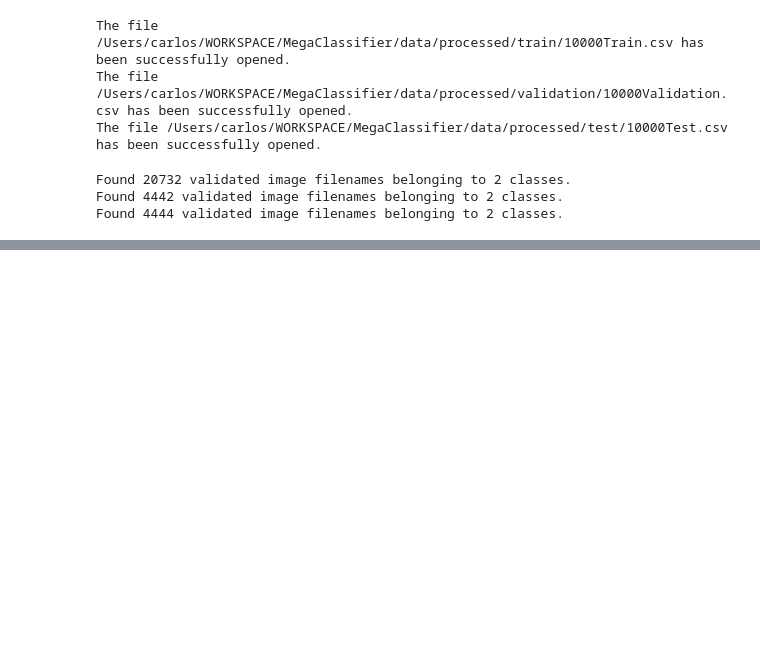
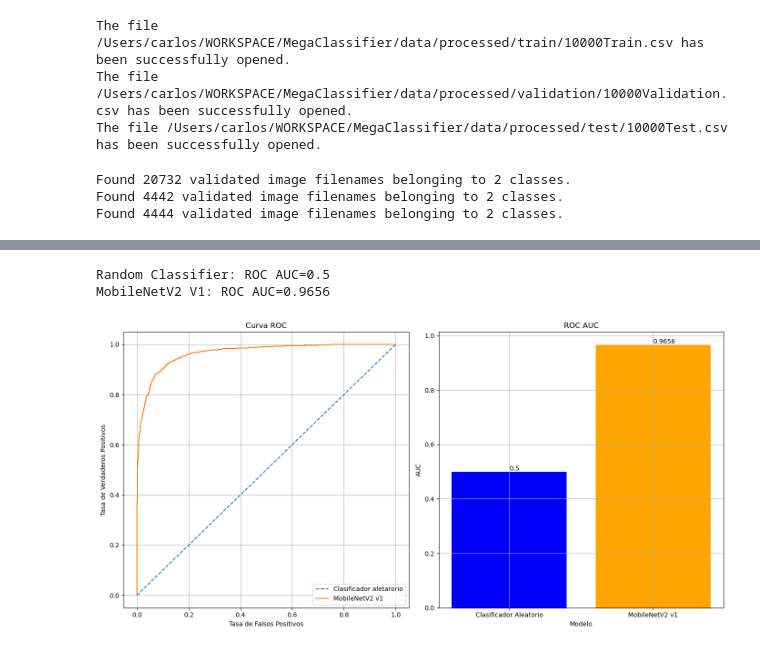
Before and after one commit to byLiTTo/MegaClassifier, a Jupyter notebook: 05_a_Original_MobileNetV2_V1.ipynb, the cells around one changed output, grey strips where cells are left out. Drawn from its saved outputs; the diff is of its cells as text; code cells hidden in the pictures; blank space fills up the shorter version.

```diff
--- a/05_a_Original_MobileNetV2_V1.ipynb
+++ b/05_a_Original_MobileNetV2_V1.ipynb
@@ -223,9 +272,6 @@ plot_training_history(history)
 # %%
 from tensorflow.keras.models import load_model
 
-# Cargar el mejor modelo guardado durante el entrenamiento
-best_model = load_model('./models/CNNs/original_MobileNetV2_V1.h5')
-
-# Evaluar o usar el mejor modelo
-best_model.evaluate(test_generator)
+mobilenetv2_v1 = load_model("./models/CNNs/original_MobileNetV2_V1.h5")
+evaluate = mobilenetv2_v1.evaluate(test_generator)
 # %% [output]
@@ -234,0 +280,68 @@ best_model.evaluate(test_generator)
+# %%
+test_labels = test_generator.classes
+
+predict = mobilenetv2_v1.predict(test_generator)
+predict_flatten = predict.flatten()
+# %%
+import numpy as np
+from matplotlib import pyplot as plt
+from sklearn.metrics import roc_auc_score, roc_curve
+
+# Generar predicciones aleatorias
+random_flatten = np.zeros_like(test_labels)
+
+# Calcular el AUC
+random_auc = roc_auc_score(test_labels, random_flatten)
+mobilenetv2_auc = roc_auc_score(test_labels, predict_flatten)
+
+print("Random Classifier: ROC AUC=%.1f" % (random_auc))
+print("MobileNetV2 V1: ROC AUC=%.4f" % (mobilenetv2_auc))
+
+# Calcular la curva ROC
+random_false_positive_rate, random_true_positive_rate, _ = roc_curve(
+    test_labels, random_flatten
+)
+mobilenetv2_false_positive_rate, mobilenetv2_true_positive_rate, _ = roc_curve(
+    test_labels, predict_flatten
+)
+
+fig, (ax1, ax2) = plt.subplots(1, 2, figsize=(14, 7))
+
+# Plot ROC curve
+ax1.plot(
+    random_false_positive_rate,
+    random_true_positive_rate,
+    linestyle="--",
+    label="Clasificador aletarorio",
+)
+ax1.plot(
+    mobilenetv2_false_positive_rate,
+    mobilenetv2_true_positive_rate,
+    # marker=".",
+    label="MobileNetV2 v1",
+)
+ax1.set_title("Curva ROC")
+ax1.set_xlabel("Tasa de Falsos Positivos")
+ax1.set_ylabel("Tasa de Verdaderos Positivos")
+ax1.legend()
+ax1.grid(True)
+
+# Plot AUC values
+auc_labels = ["Clasificador Aleatorio", "MobileNetV2 v1"]
+auc_values = [random_auc, mobilenetv2_auc]
+bars = ax2.bar(auc_labels, auc_values, color=["blue", "orange"])
+ax2.set_title("ROC AUC")
+ax2.set_xlabel("Modelo")
+ax2.set_ylabel("AUC")
+ax2.grid(True)
+
+for bar in bars:
+    yval = bar.get_height()
+    ax2.text(bar.get_x() + bar.get_width() / 2, yval, round(yval, 4), va="bottom")
+
+plt.tight_layout()
+plt.show()
+# %% [output]
+Random Classifier: ROC AUC=0.5
+MobileNetV2 V1: ROC AUC=0.9656
+[figure, added]
```
Also changed, not shown: parts of 12 cells of this notebook, 59 other files.
